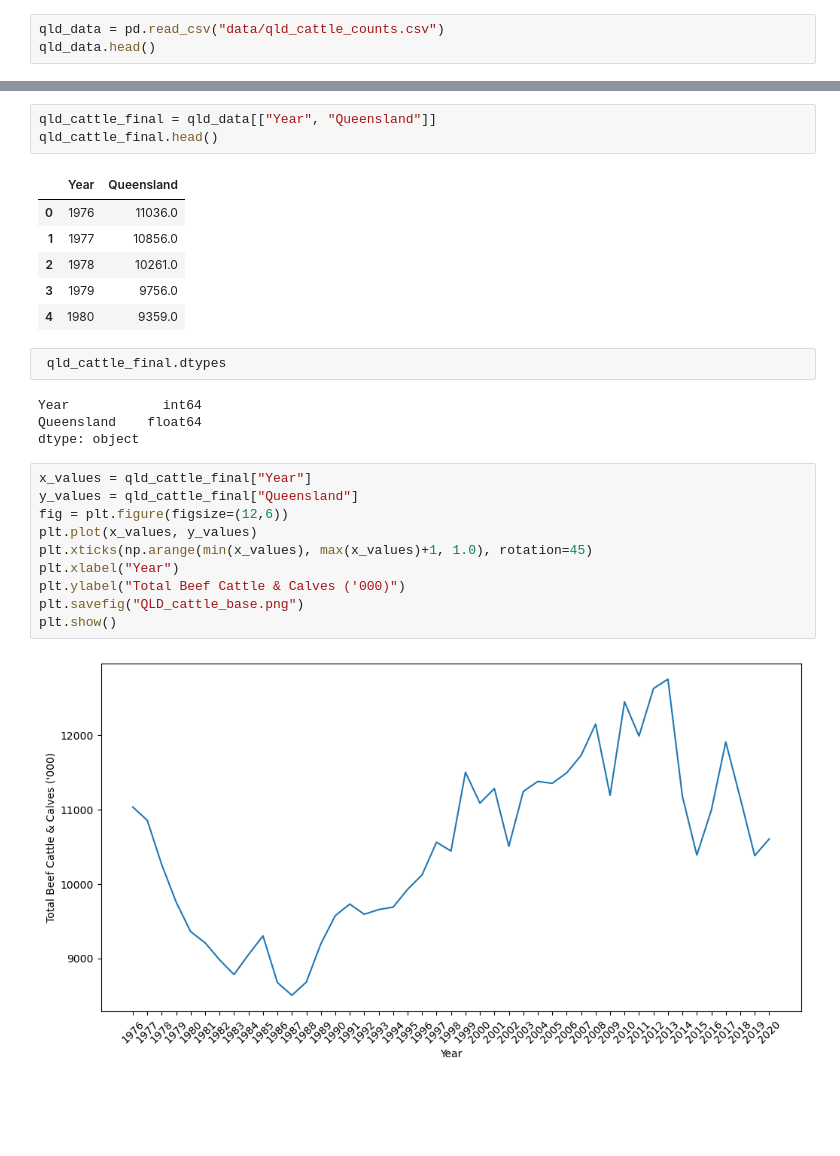
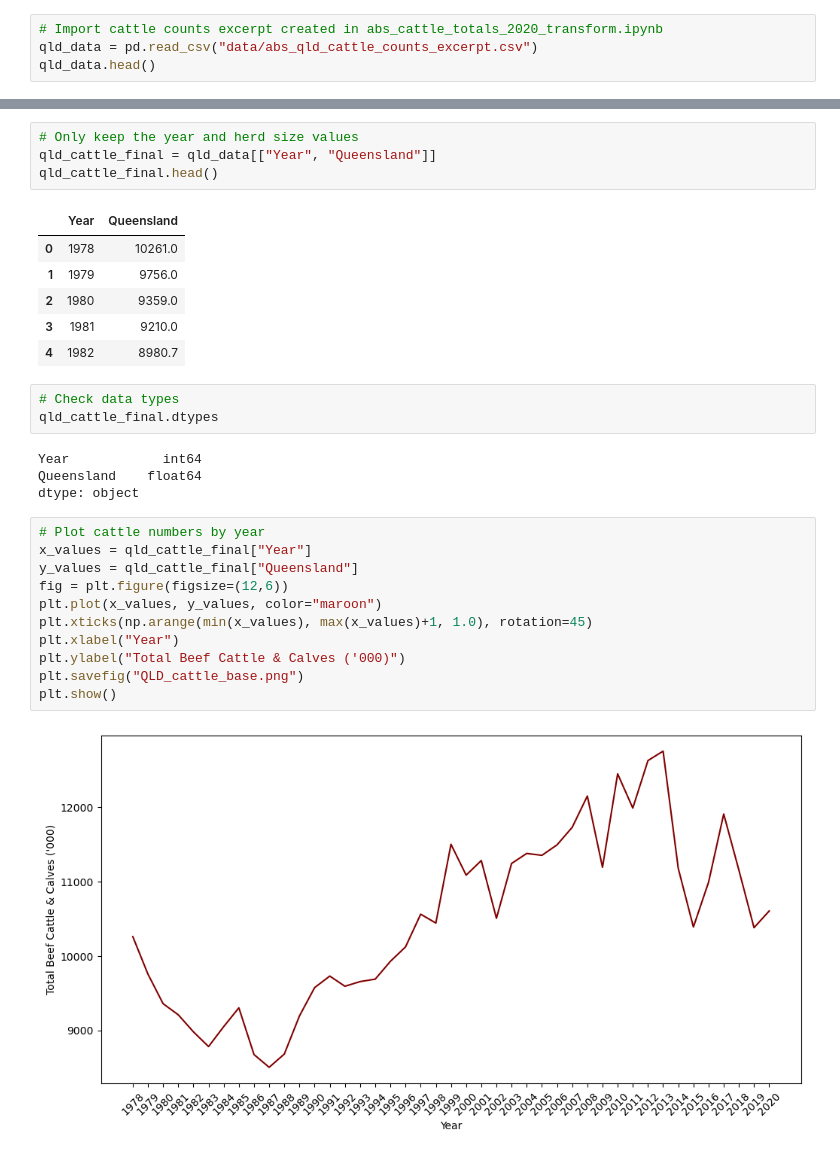
Before and after one commit to tpisel/flood-analysis, a Jupyter notebook: question_anna.ipynb, the cells around one changed output, grey strips where cells are left out. Saved outputs shown, nothing was run; the diff lists cells and outputs as text; blank space fills up the shorter version.

```diff
--- a/question_anna.ipynb
+++ b/question_anna.ipynb
@@ -9,7 +9,8 @@ from scipy.stats import linregress
 [interactive output not drawn]
 [interactive output not drawn]
 # %%
-qld_data = pd.read_csv("data/qld_cattle_counts.csv")
+# Import cattle counts excerpt created in abs_cattle_totals_2020_transform.ipynb
+qld_data = pd.read_csv("data/abs_qld_cattle_counts_excerpt.csv")
 qld_data.head()
 # %% [output]
 |  | Unnamed: 0 | Year | Queensland |
@@ -23,31 +25,34 @@ qld_data.columns.to_list()
 # %% [output]
 ['Unnamed: 0', 'Year', 'Queensland']
 # %%
+# Only keep the year and herd size values
 qld_cattle_final = qld_data[["Year", "Queensland"]]
 qld_cattle_final.head()
 # %% [output]
 |  | Year | Queensland |
-| 0 | 1976 | 11036.0 |
-| 1 | 1977 | 10856.0 |
-| 2 | 1978 | 10261.0 |
-| 3 | 1979 | 9756.0 |
-| 4 | 1980 | 9359.0 |
+| 0 | 1978 | 10261.0 |
+| 1 | 1979 | 9756.0 |
+| 2 | 1980 | 9359.0 |
+| 3 | 1981 | 9210.0 |
+| 4 | 1982 | 8980.7 |
 # %%
- qld_cattle_final.dtypes
+# Check data types
+qld_cattle_final.dtypes
 # %% [output]
 Year            int64
 Queensland    float64
 dtype: object
 # %%
+# Plot cattle numbers by year
 x_values = qld_cattle_final["Year"]
 y_values = qld_cattle_final["Queensland"]
 fig = plt.figure(figsize=(12,6))
-plt.plot(x_values, y_values)
+plt.plot(x_values, y_values, color="maroon")
 plt.xticks(np.arange(min(x_values), max(x_values)+1, 1.0), rotation=45)
 plt.xlabel("Year")
 plt.ylabel("Total Beef Cattle & Calves ('000)")
 plt.savefig("QLD_cattle_base.png")
 plt.show()
 # %% [output]
-[figure, old version]
+[figure, new version]
 # %%
```
Also changed, not shown: parts of 38 cells of this notebook, 18 other files.
